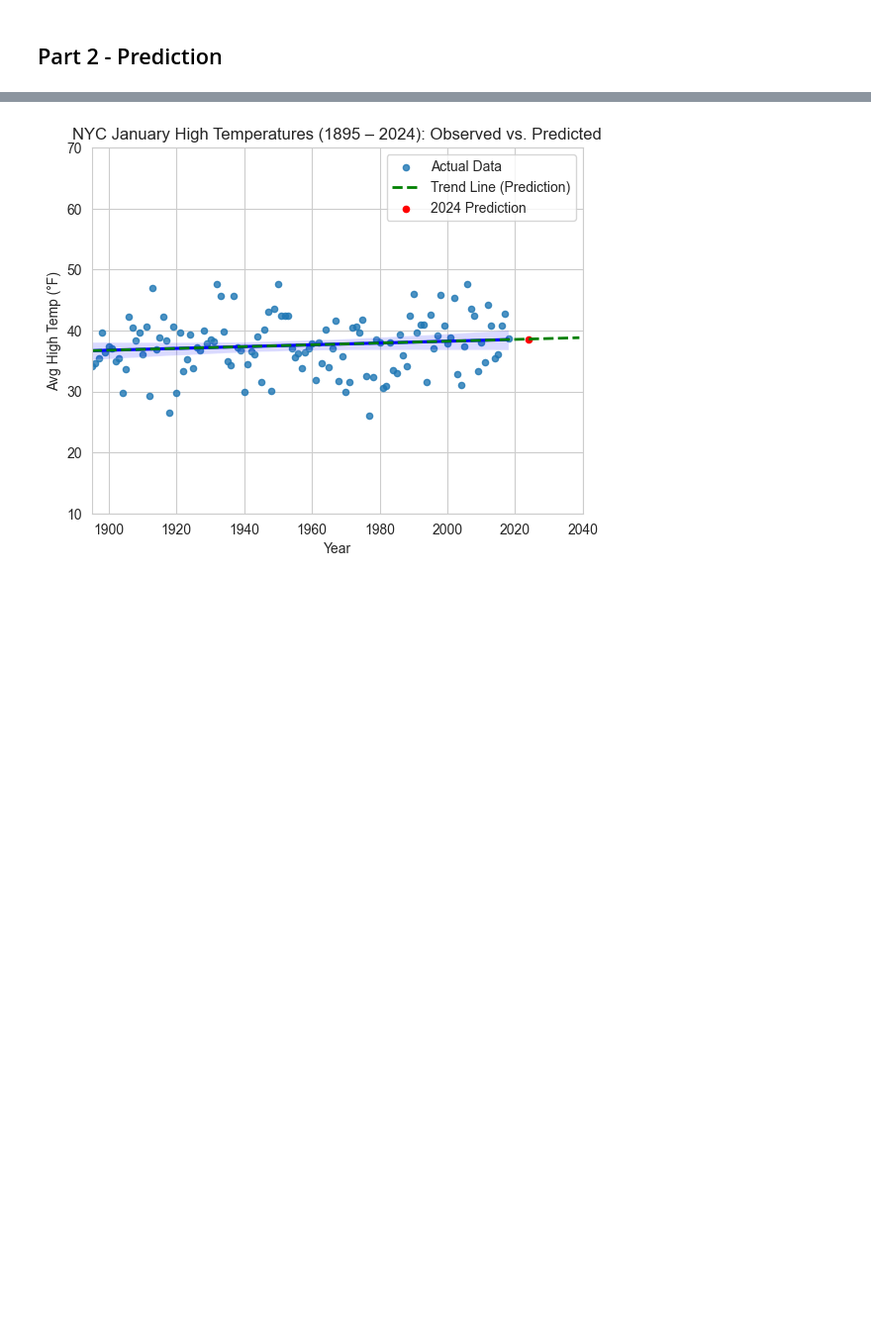
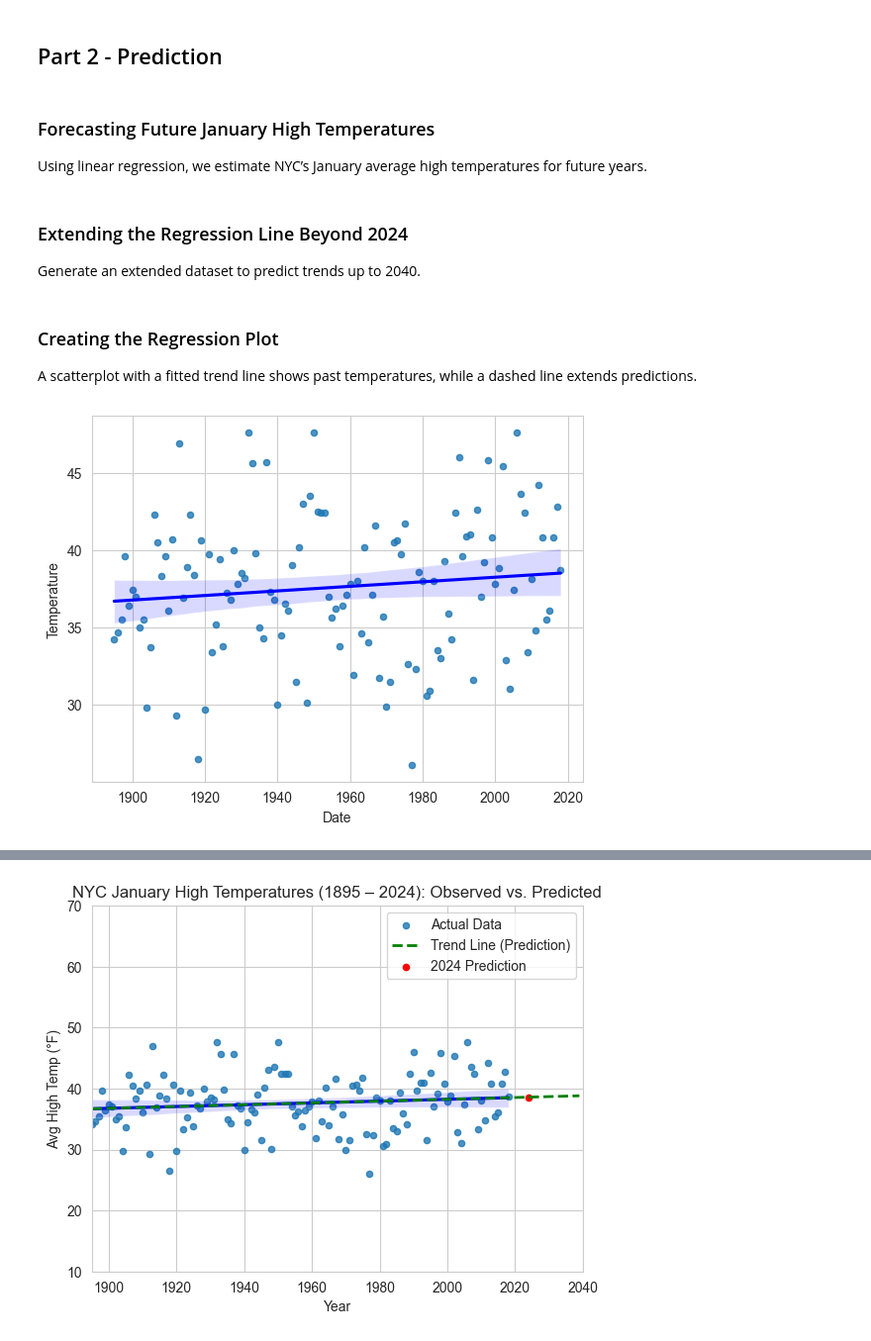
Before and after one commit to ssowers2/datafun-07-applied, a Jupyter notebook: sowers.ml.ipynb, the cells around one changed output, grey strips where cells are left out. Shown at 99% size. Drawn from its saved outputs; the diff is of its cells as text; code cells hidden in the pictures; blank space fills up the shorter version.

Commit message:
Added markdown sections to help organize notebook, started on Part 3: Prediction

```diff
--- a/sowers.ml.ipynb
+++ b/sowers.ml.ipynb
@@ -93,2 +112,5 @@ Name: Temperature, dtype: float64
 # %% [markdown]
 ## Part 2 - Prediction
+# %% [markdown]
+### Forecasting Future January High Temperatures
+Using linear regression, we estimate NYC’s January average high temperatures for future years.
@@ -94,0 +125,3 @@ Name: Temperature, dtype: float64
+# %% [markdown]
+### Extending the Regression Line Beyond 2024
+Generate an extended dataset to predict trends up to 2040.
@@ -94,0 +135,11 @@ Name: Temperature, dtype: float64
+# %% [markdown]
+### Creating the Regression Plot
+A scatterplot with a fitted trend line shows past temperatures, while a dashed line extends predictions.
+# %%
+# Set Seaborn style
+sns.set_style('whitegrid')
+
+# Create the regression plot
+axes = sns.regplot(x=nyc_df.Date, y=nyc_df.Temperature, scatter_kws={"s": 20}, line_kws={"color": "blue"}, label="Actual Data")
+# %% [output]
+[figure, added]
```
Also changed, not shown: parts of 17 cells of this notebook.
